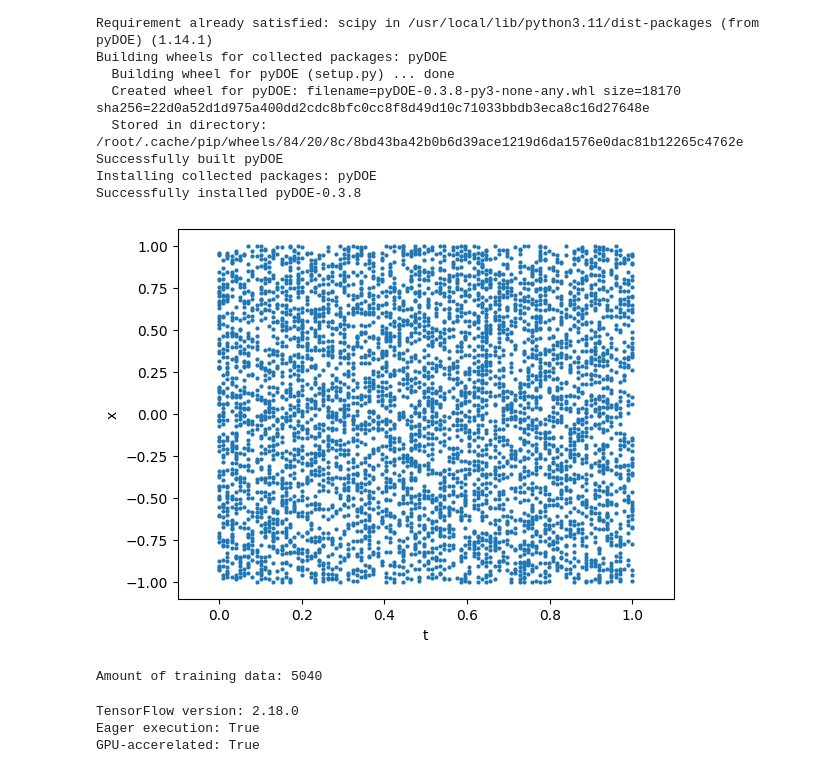
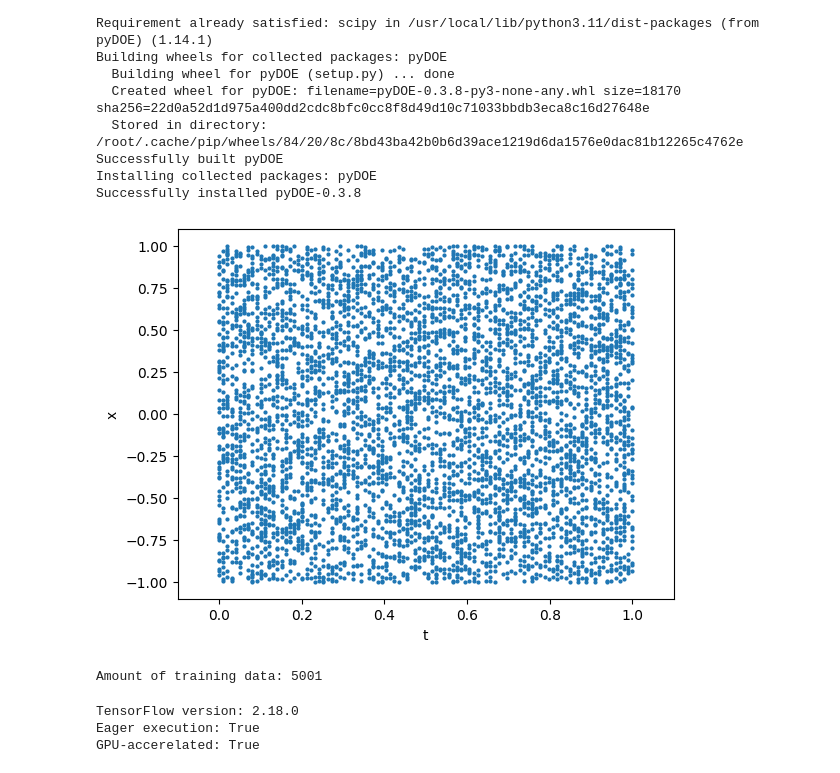
Before and after one commit to MGyuyu/ADE-PINN-Masters-Thesis-Code, a Jupyter notebook: PINN/PINN_1D_ADE_Inverse.ipynb, the cells around one changed output. Saved outputs shown, nothing was run; the diff lists cells and outputs as text; code cells hidden in the pictures.

```diff
--- a/PINN/PINN_1D_ADE_Inverse.ipynb
+++ b/PINN/PINN_1D_ADE_Inverse.ipynb
@@ -776,37 +776,37 @@ def error():
 # Data-points
 N_u = 5000
 # FNN size
 layers = [2, 20, 20, 20, 20, 20, 20, 20, 20, 1]
 # Activation function
 activation_func = tf.keras.activations.tanh
 
 # ADAM
 tf_epochs = 100 # Epochs w/ ADAM
 tf_optimizer = tf.keras.optimizers.Adam(learning_rate=0.001)
 batch_size = 5000 # Full-batch = N_u
 
 f_param = 1
-u_param = 10
+u_param = 1
 
 # True values
 lambdas_star = (-0.8, 5.0)
 
 # Include boundaries
 inc_bounds = True
-ICBC = 40 # Number of boundary points
+ICBC = 1 # Number of boundary points
 noise = 0.1
 
 # Load data
 
 ### User needs to input path location. For example: path = os.path.join("/folder/1D_ADE_Training_Data.mat") ###
 
 path = os.path.join("1D_ADE_Training_Data.mat") #### Path to 1D Training data ####
 x, t, X, T, X_star, u_star, X_u_train, u_train,  ub, lb = prep_data_dense(path, N_u, noise, inc_bounds, ICBC)
 
 TrainingDataPlotter(X_u_train, ub, lb)
 # %% [output]
-[figure, old version]
+[figure, new version]
-Amount of training data: 5040
+Amount of training data: 5001
 # %%
 # Creating the model and training
 logger = Logger(frequency=1)
```
Also changed, not shown: parts of 3 cells of this notebook.
